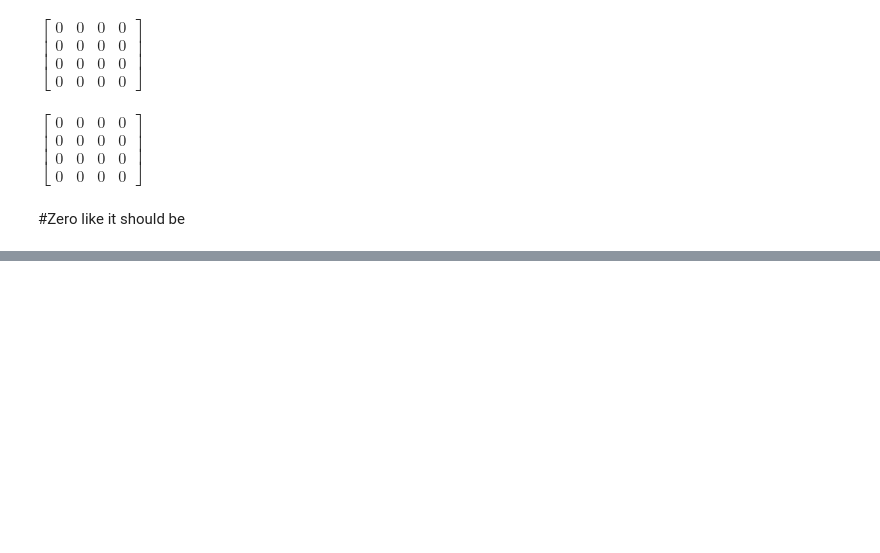
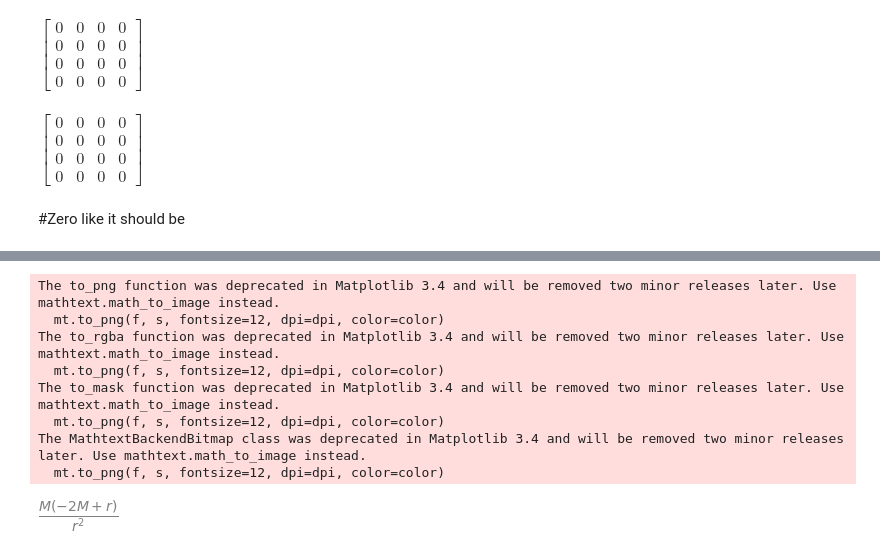
Before and after one commit to tomandersen/jupyter, a Jupyter notebook: Schwarschild-ET.ipynb, the cells around one changed output, grey strips where cells are left out. Drawn from its saved outputs; the diff is of its cells as text; code cells hidden in the pictures; blank space fills up the shorter version.

```diff
--- a/Schwarschild-ET.ipynb
+++ b/Schwarschild-ET.ipynb
@@ -57,3 +77,15 @@ $\displaystyle \left[\begin{matrix}\left[\begin{matrix}0 & 0 & 0 & 0\\0 & 0 & 0
+# %%
+weyl[0,2,0,2]
+# %% [output]
+The to_png function was deprecated in Matplotlib 3.4 and will be removed two minor releases later. Use mathtext.math_to_image instead.
+  mt.to_png(f, s, fontsize=12, dpi=dpi, color=color)
+The to_rgba function was deprecated in Matplotlib 3.4 and will be removed two minor releases later. Use mathtext.math_to_image instead.
+  mt.to_png(f, s, fontsize=12, dpi=dpi, color=color)
+The to_mask function was deprecated in Matplotlib 3.4 and will be removed two minor releases later. Use mathtext.math_to_image instead.
+  mt.to_png(f, s, fontsize=12, dpi=dpi, color=color)
+The MathtextBackendBitmap class was deprecated in Matplotlib 3.4 and will be removed two minor releases later. Use mathtext.math_to_image instead.
+  mt.to_png(f, s, fontsize=12, dpi=dpi, color=color)
+[figure, added]
 # %%
 ###Plot something
 # first make the tensor into a function, printing
```
Also changed, not shown: parts of 3 cells of this notebook, 7 other files.
